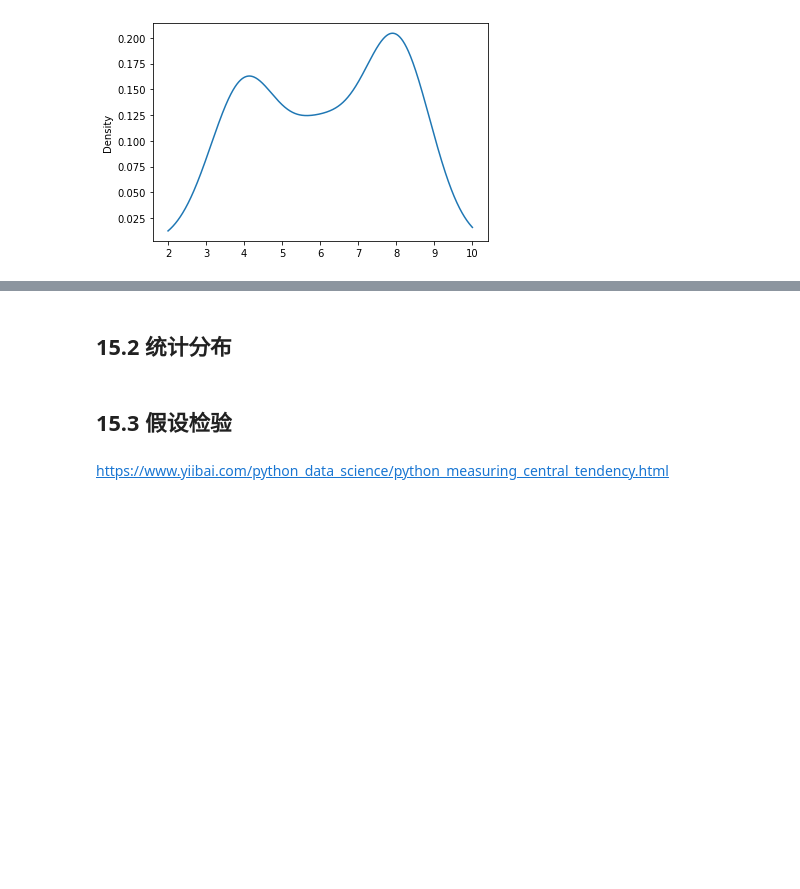
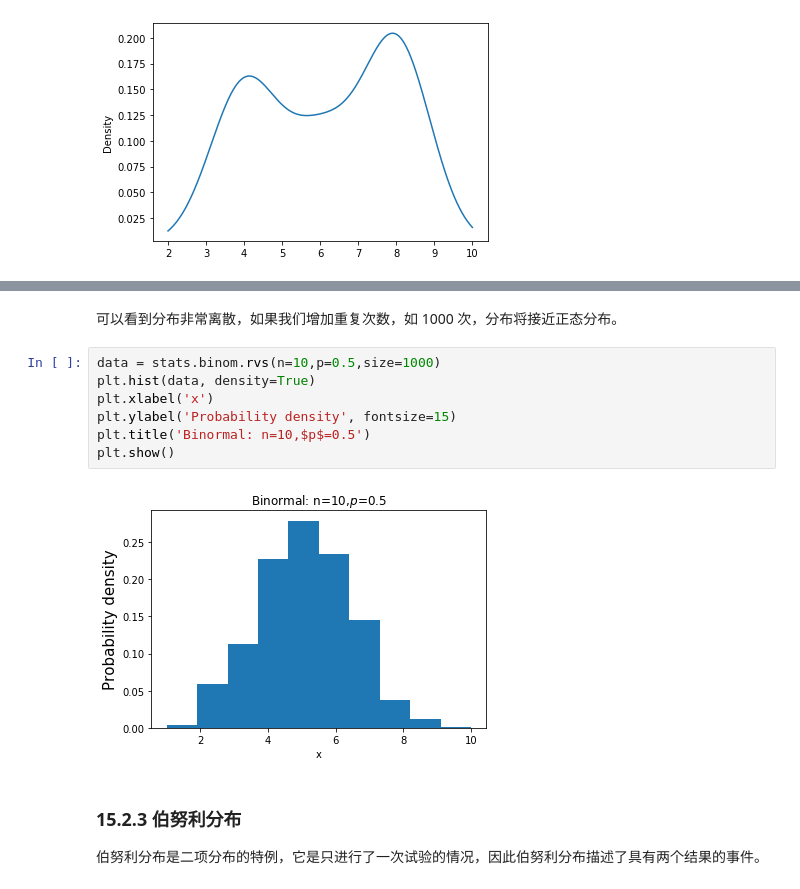
Before and after one commit to ShixiangWang/pybook, a Jupyter notebook: 15-stats.ipynb, the cells around one changed output, grey strips where cells are left out. Drawn from its saved outputs; the diff is of its cells as text; blank space fills up the shorter version.

```diff
--- a/15-stats.ipynb
+++ b/15-stats.ipynb
@@ -191,6 +250,15 @@ mtcars.cyl.plot(kind='kde')
+# %% [markdown]
+可以看到分布非常离散，如果我们增加重复次数，如 1000 次，分布将接近正态分布。
+# %%
+data = stats.binom.rvs(n=10,p=0.5,size=1000)
+plt.hist(data, density=True)
+plt.xlabel('x')
+plt.ylabel('Probability density', fontsize=15)
+plt.title('Binormal: n=10,$p$=0.5')
+plt.show()
+# %% [output]
+[figure, added]
 # %% [markdown]
-## 15.2 统计分布
+### 15.2.3 伯努利分布
+
+伯努利分布是二项分布的特例，它是只进行了一次试验的情况，因此伯努利分布描述了具有两个结果的事件。
-# %% [markdown]
-## 15.3 假设检验
-# %% [markdown]
-https://www.yiibai.com/python_data_science/python_measuring_central_tendency.html
```
Also changed, not shown: parts of 22 cells of this notebook.
